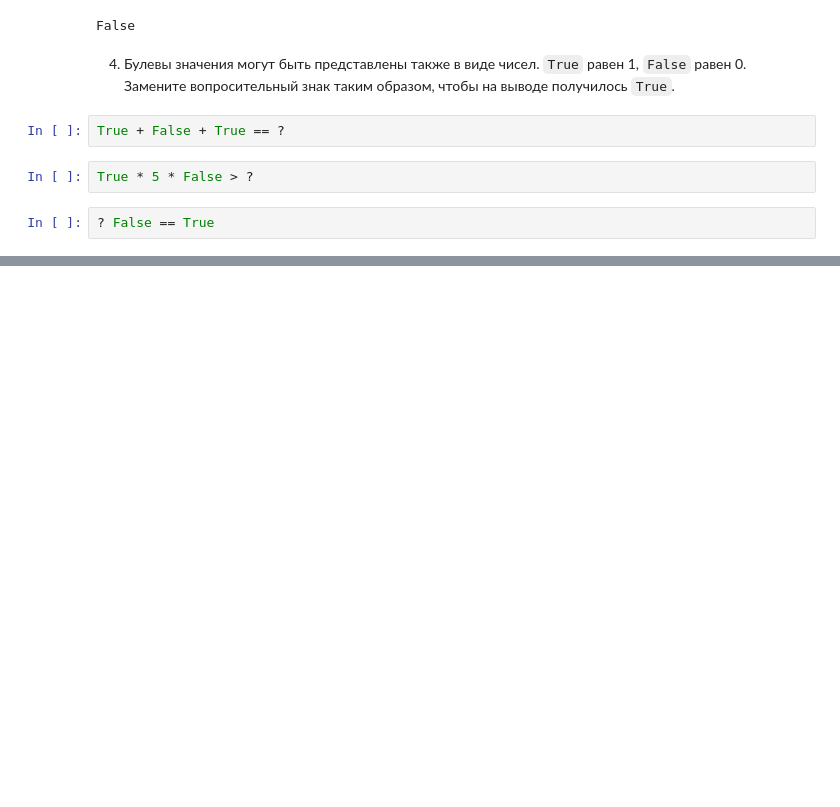
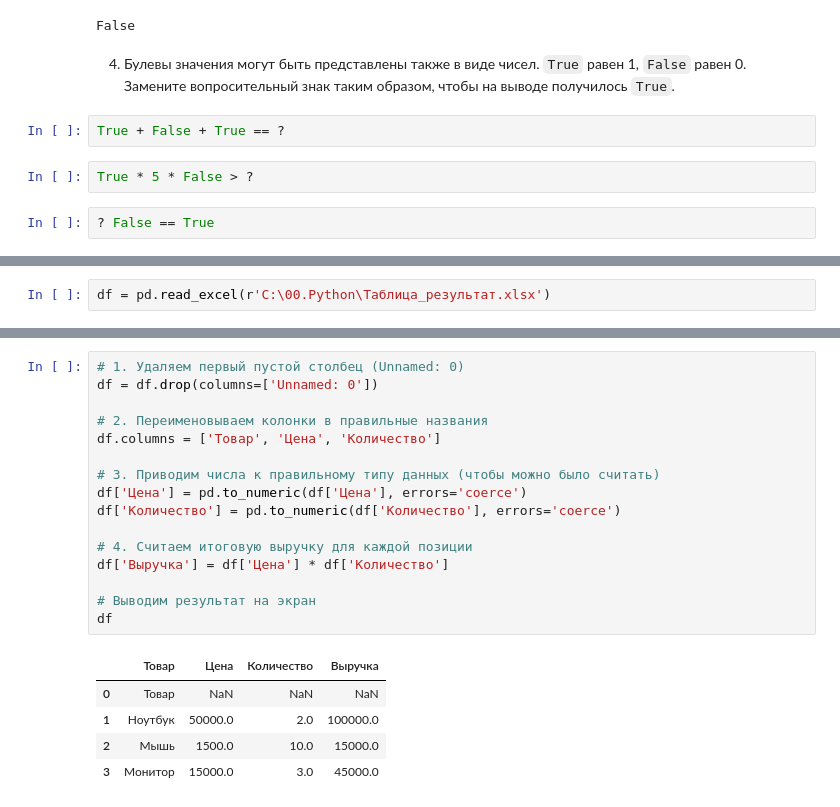
Before and after one commit to udovenkodv777-creator/Python-Course, a Jupyter notebook: Практика.ipynb, the cells around one changed output, grey strips where cells are left out. Drawn from its saved outputs; the diff is of its cells as text; blank space fills up the shorter version.

```diff
--- a/Практика.ipynb
+++ b/Практика.ipynb
@@ -144,0 +174,2 @@ True * 5 * False > ?
+# %%
+df = pd.read_excel(r'C:\00.Python\Таблица_результат.xlsx')
@@ -144,0 +183,22 @@ True * 5 * False > ?
+# %%
+# 1. Удаляем первый пустой столбец (Unnamed: 0)
+df = df.drop(columns=['Unnamed: 0'])
+
+# 2. Переименовываем колонки в правильные названия
+df.columns = ['Товар', 'Цена', 'Количество']
+
+# 3. Приводим числа к правильному типу данных (чтобы можно было считать)
+df['Цена'] = pd.to_numeric(df['Цена'], errors='coerce')
+df['Количество'] = pd.to_numeric(df['Количество'], errors='coerce')
+
+# 4. Считаем итоговую выручку для каждой позиции
+df['Выручка'] = df['Цена'] * df['Количество']
+
+# Выводим результат на экран
+df
+# %% [output]
+|  | Товар | Цена | Количество | Выручка |
+| 0 | Товар | NaN | NaN | NaN |
+| 1 | Ноутбук | 50000.0 | 2.0 | 100000.0 |
+| 2 | Мышь | 1500.0 | 10.0 | 15000.0 |
+| 3 | Монитор | 15000.0 | 3.0 | 45000.0 |
```
Also changed, not shown: parts of 10 cells of this notebook, 4 other files.
